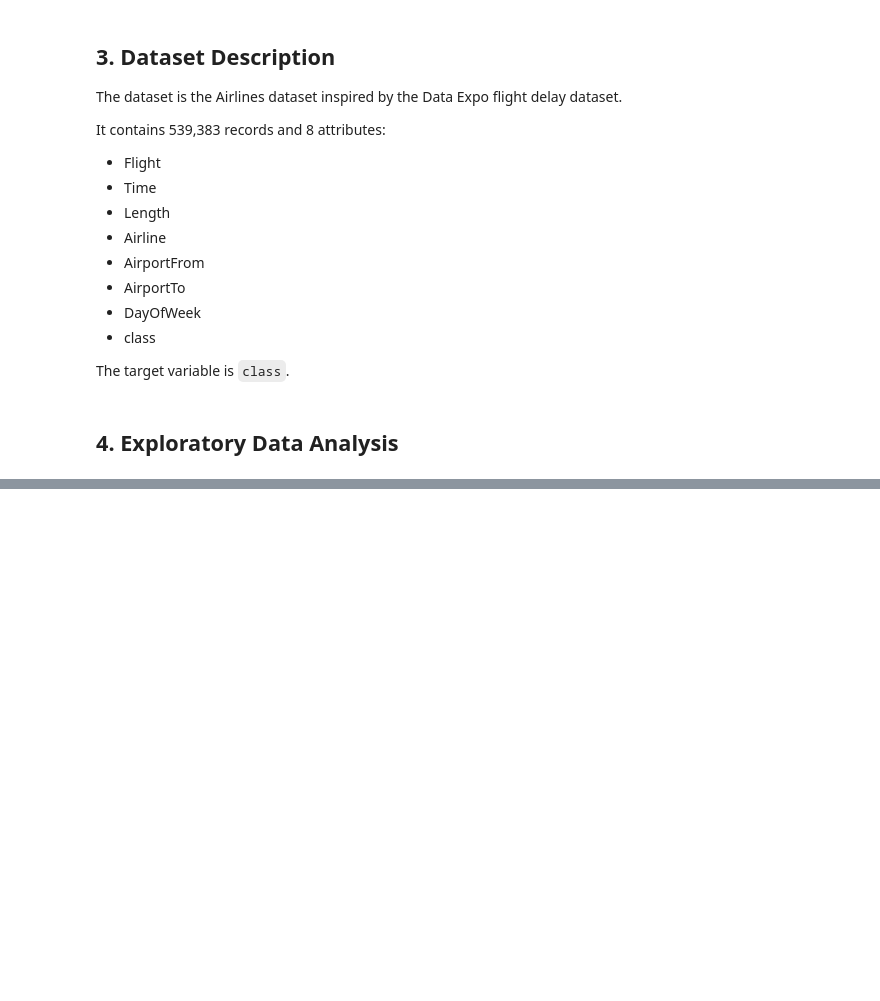
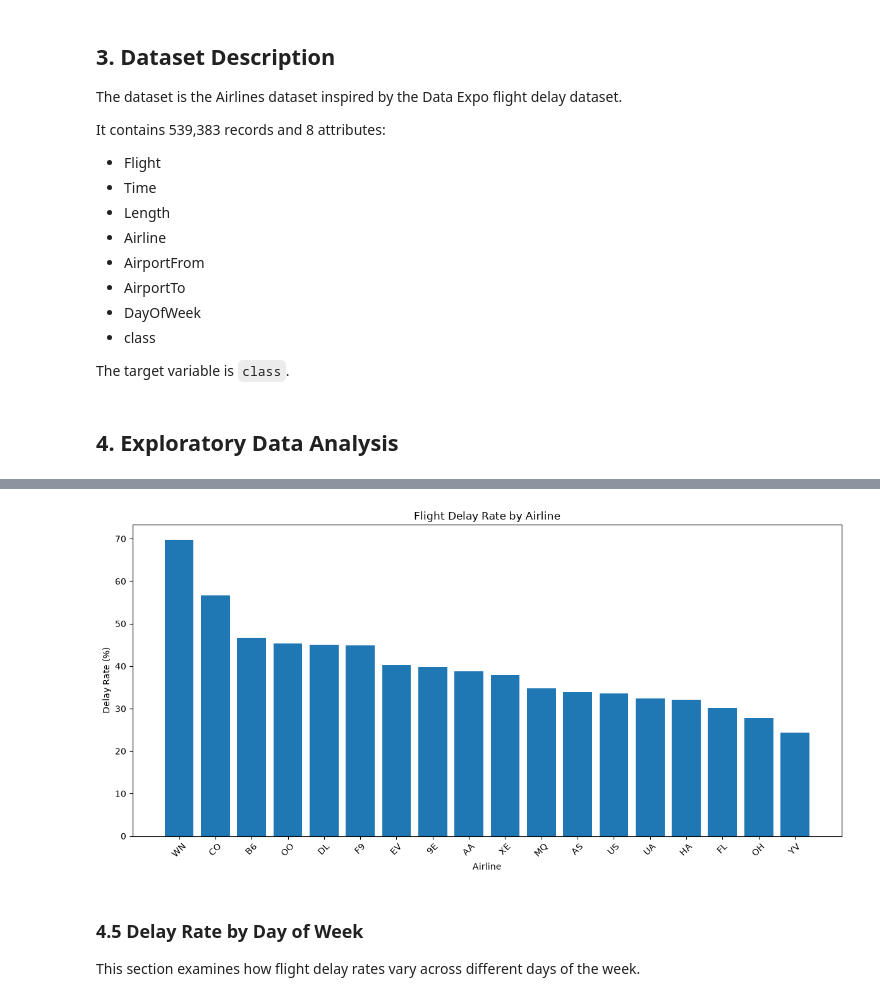
Before and after one commit to ducmanh9898-sudo/flight-delay-prediction-mlops, a Jupyter notebook: notebooks/01_flight_delay_experiment.ipynb, the cells around one changed output, grey strips where cells are left out. Saved outputs shown, nothing was run; the diff lists cells and outputs as text; code cells hidden in the pictures; blank space fills up the shorter version.

```diff
--- a/notebooks/01_flight_delay_experiment.ipynb
+++ b/notebooks/01_flight_delay_experiment.ipynb
@@ -53,0 +228,20 @@ df.head()
+# %%
+airline_delay = (
+    df.groupby("Airline", observed=True)["class"]
+      .agg(["count", "mean"])
+      .rename(columns={
+          "count": "Number_of_Flights",
+          "mean": "Delay_Rate"
+      })
+)
+
+airline_delay["Delay_Rate_Percent"] = (
+    airline_delay["Delay_Rate"] * 100
+).round(2)
+
+airline_delay = airline_delay.sort_values(
+    "Delay_Rate_Percent",
+    ascending=False
+)
+
+airline_delay
@@ -53,0 +267,21 @@ df.head()
+# %%
+plt.figure(figsize=(12, 6))
+
+plt.bar(
+    airline_delay.index,
+    airline_delay["Delay_Rate_Percent"]
+)
+
+plt.title("Flight Delay Rate by Airline")
+plt.xlabel("Airline")
+plt.ylabel("Delay Rate (%)")
+plt.xticks(rotation=45)
+
+plt.tight_layout()
+plt.show()
+# %% [output]
+[figure, added]
+# %% [markdown]
+### 4.5 Delay Rate by Day of Week
+
+This section examines how flight delay rates vary across different days of the week.
```
Also changed, not shown: parts of 94 cells of this notebook, 4 other files.
